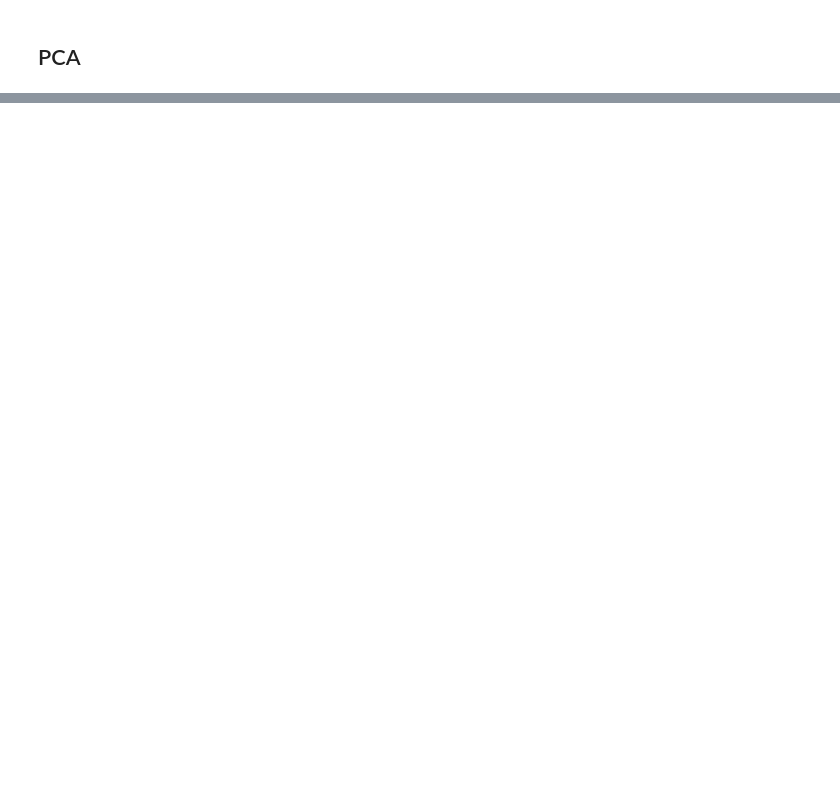
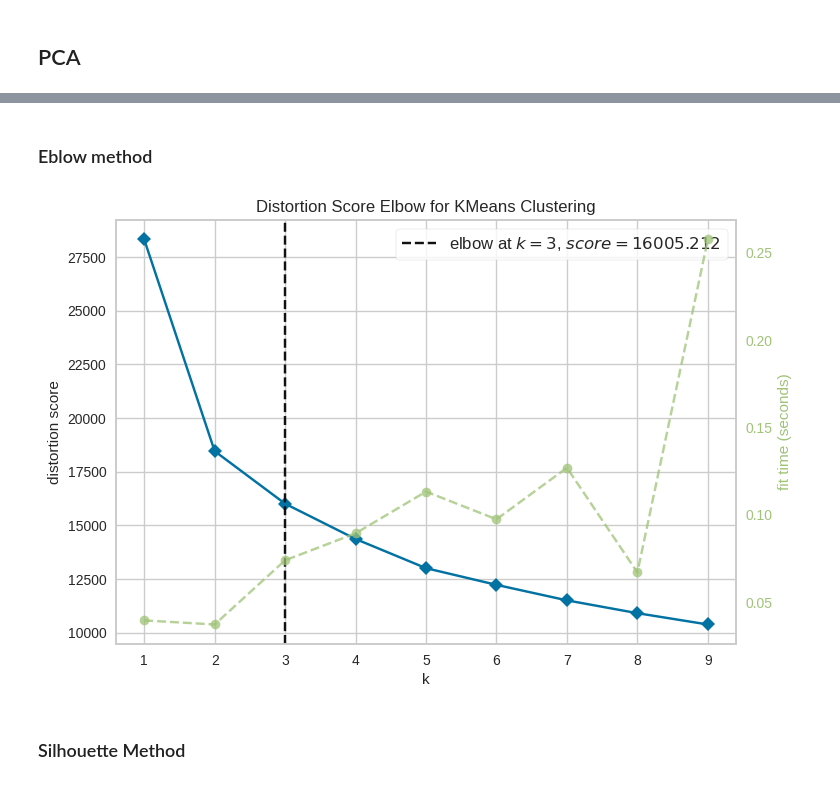
Before and after one commit to r-leeper/Marketing_Customer_Segmentation, a Jupyter notebook: PCA_and_KMeans.ipynb, the cells around one changed output, grey strips where cells are left out. Cells and saved outputs as stored; diff of their text form; code cells hidden in the pictures; blank space fills up the shorter version.

```diff
--- a/PCA_and_KMeans.ipynb
+++ b/PCA_and_KMeans.ipynb
@@ -193,0 +199,5 @@ print(selected_components)
+# %%
+# Select 9 components
+selected_components = principal_components[:, :9]
+# %% [markdown]
+### Eblow method
@@ -193,0 +206,17 @@ print(selected_components)
+# %%
+# Instantiate the KMeans model
+elb_kmeans = KMeans(random_state=13)
+# %%
+# Use the KElbowVisualizer for the elbow method
+elbow_visualizer = KElbowVisualizer(elb_kmeans, k=(1, 10))
+# %%
+# Fit the visualizer to the data
+elbow_visualizer.fit(selected_components)
+
+# Visualize the elbow method result
+elbow_visualizer.show()
+plt.show()
+# %% [output]
+[figure, added]
+# %% [markdown]
+### Silhouette Method
```
Also changed, not shown: parts of 24 cells of this notebook, 3 other files.
